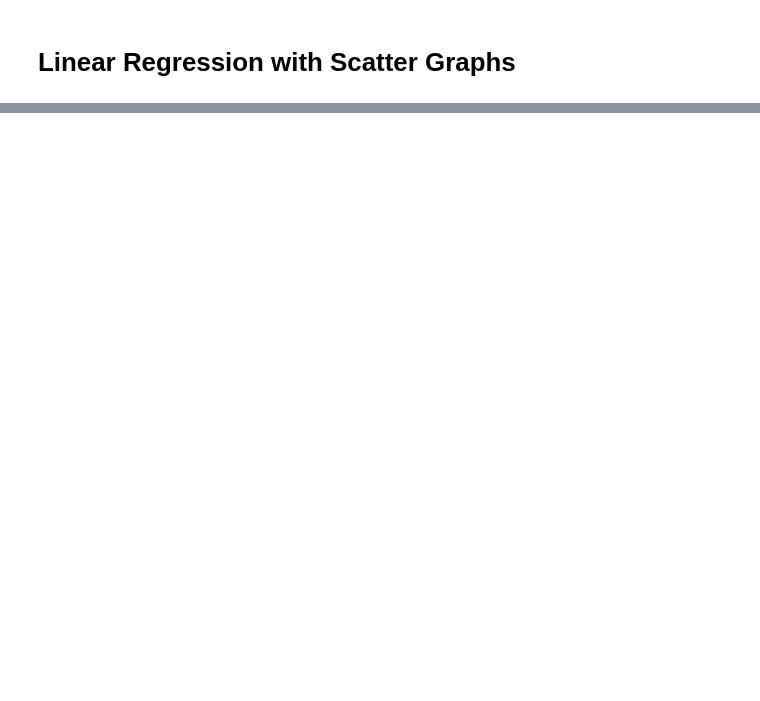
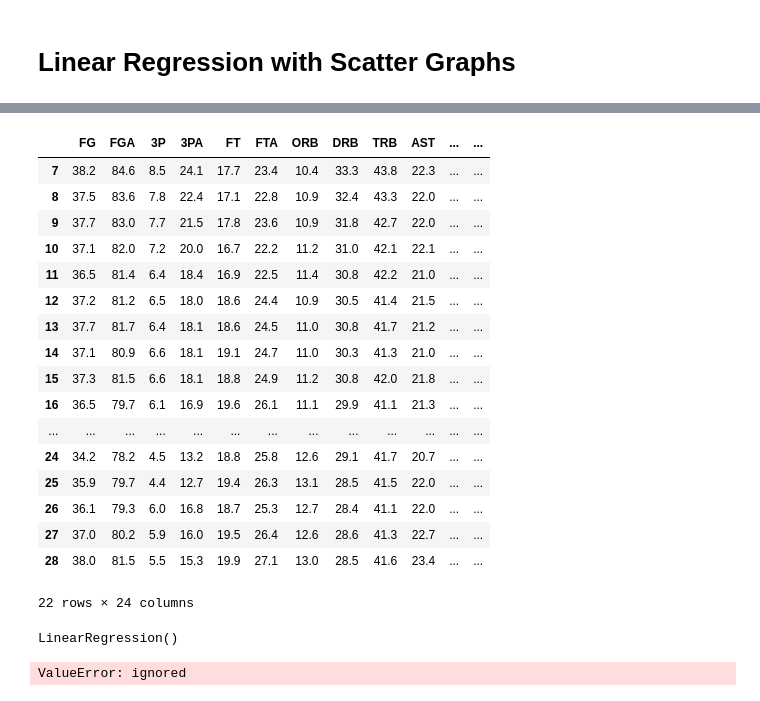
Before and after one commit to bowie0713/DS-Project-1, a Jupyter notebook: Three_Point_Data_Science_Project.ipynb, the cells around one changed output, grey strips where cells are left out. Cells and saved outputs as stored; diff of their text form; code cells hidden in the pictures; blank space fills up the shorter version.

```diff
--- a/Three_Point_Data_Science_Project.ipynb
+++ b/Three_Point_Data_Science_Project.ipynb
@@ -219,0 +242,22 @@ R^2:  0.4047878847205848
+# %%
+new_result = nba_df.query("`PTS` <= 105 and `3PA` >= 10").copy()
+new_result
+# %% [output]
+|  | FG | FGA | 3P | 3PA | FT | FTA | ORB | DRB | TRB | AST | ... | ... |
+| 7 | 38.2 | 84.6 | 8.5 | 24.1 | 17.7 | 23.4 | 10.4 | 33.3 | 43.8 | 22.3 | ... | ... |
+| 8 | 37.5 | 83.6 | 7.8 | 22.4 | 17.1 | 22.8 | 10.9 | 32.4 | 43.3 | 22.0 | ... | ... |
+| 9 | 37.7 | 83.0 | 7.7 | 21.5 | 17.8 | 23.6 | 10.9 | 31.8 | 42.7 | 22.0 | ... | ... |
+| 10 | 37.1 | 82.0 | 7.2 | 20.0 | 16.7 | 22.2 | 11.2 | 31.0 | 42.1 | 22.1 | ... | ... |
+| 11 | 36.5 | 81.4 | 6.4 | 18.4 | 16.9 | 22.5 | 11.4 | 30.8 | 42.2 | 21.0 | ... | ... |
+| 12 | 37.2 | 81.2 | 6.5 | 18.0 | 18.6 | 24.4 | 10.9 | 30.5 | 41.4 | 21.5 | ... | ... |
+| 13 | 37.7 | 81.7 | 6.4 | 18.1 | 18.6 | 24.5 | 11.0 | 30.8 | 41.7 | 21.2 | ... | ... |
+| 14 | 37.1 | 80.9 | 6.6 | 18.1 | 19.1 | 24.7 | 11.0 | 30.3 | 41.3 | 21.0 | ... | ... |
+| 15 | 37.3 | 81.5 | 6.6 | 18.1 | 18.8 | 24.9 | 11.2 | 30.8 | 42.0 | 21.8 | ... | ... |
+| 16 | 36.5 | 79.7 | 6.1 | 16.9 | 19.6 | 26.1 | 11.1 | 29.9 | 41.1 | 21.3 | ... | ... |
+| ... | ... | ... | ... | ... | ... | ... | ... | ... | ... | ... | ... | ... |
+| 24 | 34.2 | 78.2 | 4.5 | 13.2 | 18.8 | 25.8 | 12.6 | 29.1 | 41.7 | 20.7 | ... | ... |
+| 25 | 35.9 | 79.7 | 4.4 | 12.7 | 19.4 | 26.3 | 13.1 | 28.5 | 41.5 | 22.0 | ... | ... |
+| 26 | 36.1 | 79.3 | 6.0 | 16.8 | 18.7 | 25.3 | 12.7 | 28.4 | 41.1 | 22.0 | ... | ... |
+| 27 | 37.0 | 80.2 | 5.9 | 16.0 | 19.5 | 26.4 | 12.6 | 28.6 | 41.3 | 22.7 | ... | ... |
+| 28 | 38.0 | 81.5 | 5.5 | 15.3 | 19.9 | 27.1 | 13.0 | 28.5 | 41.6 | 23.4 | ... | ... |
+22 rows × 24 columns
@@ -219,0 +270,9 @@ R^2:  0.4047878847205848
+# %%
+pts3_3pa_reg = LinearRegression()
+pts3_3pa_reg.fit(x_train_pts3, y_train_pts3)
+# %% [output]
+LinearRegression()
+# %%
+pts3_3pa_reg.score(x_test_pts3, y_test_pts3)
+# %% [output]
+ValueError: ignored
```
Also changed, not shown: parts of 14 cells of this notebook.
